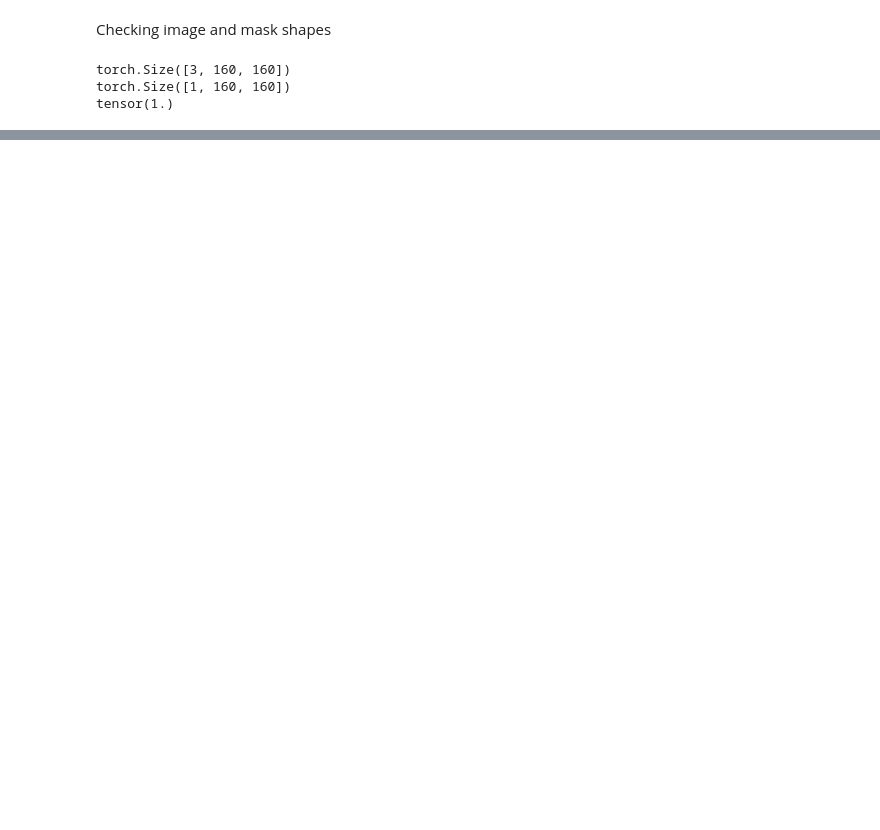
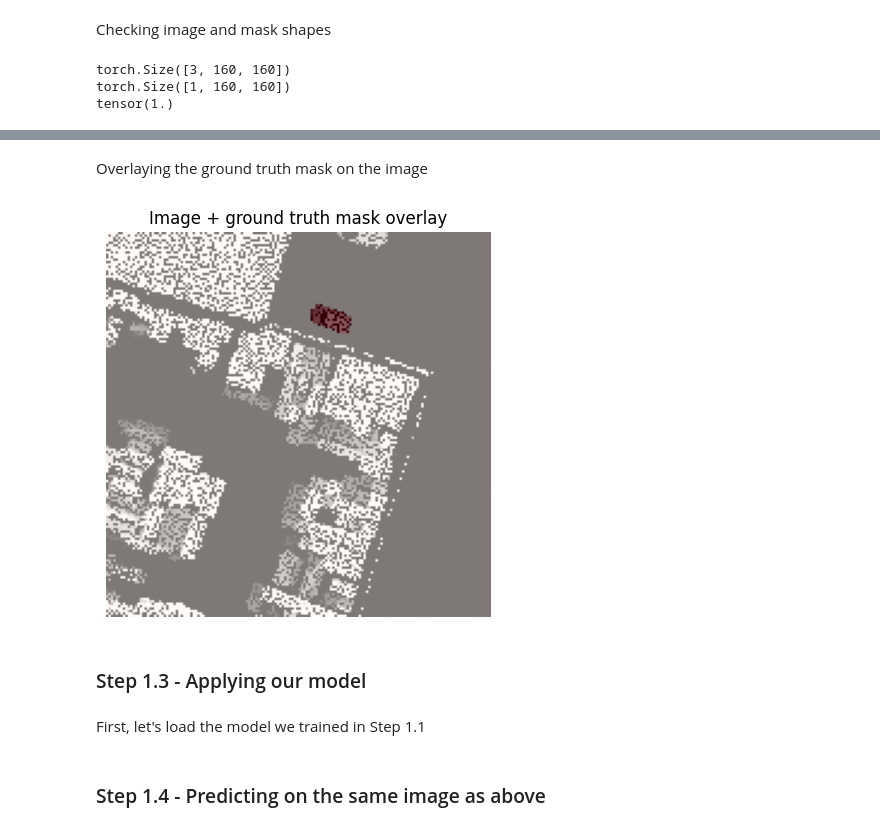
Before and after one commit to slelo/CVCA-S1E1-UNet-Image-Segmentation, a Jupyter notebook: notebooks/01_exploration.ipynb, the cells around one changed output, grey strips where cells are left out. Saved outputs shown, nothing was run; the diff lists cells and outputs as text; code cells hidden in the pictures; blank space fills up the shorter version.

```diff
--- a/notebooks/01_exploration.ipynb
+++ b/notebooks/01_exploration.ipynb
@@ -60,0 +109,18 @@ Let's visualize it
+# %% [markdown]
+Overlaying the ground truth mask on the image
+# %%
+img_np = image.permute(1,2,0).numpy()
+mask_np = mask.squeeze().numpy()
+
+plt.figure(figsize=(5,5))
+plt.title("Image + ground truth mask overlay")
+plt.imshow(img_np)
+plt.imshow(mask_np, alpha=0.5, cmap="Reds")
+plt.axis("off")
+plt.show()
+# %% [output]
+[figure, added]
+# %% [markdown]
+### Step 1.3 - Applying our model
+# %% [markdown]
+First, let's load the model we trained in Step 1.1
@@ -60,0 +142,2 @@ Let's visualize it
+# %% [markdown]
+### Step 1.4 - Predicting on the same image as above
```
Also changed, not shown: parts of 17 cells of this notebook.
